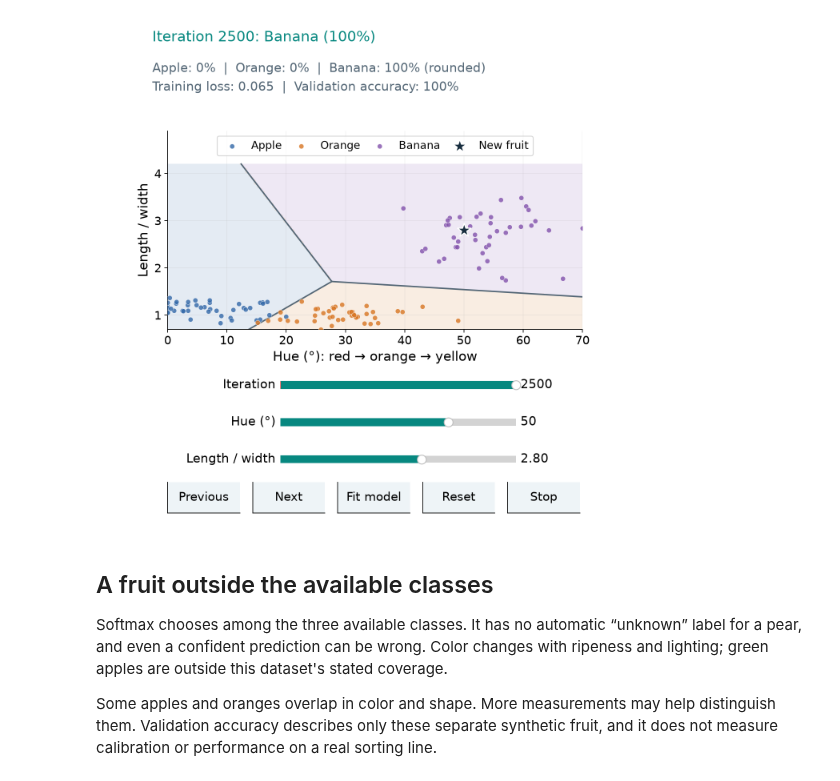
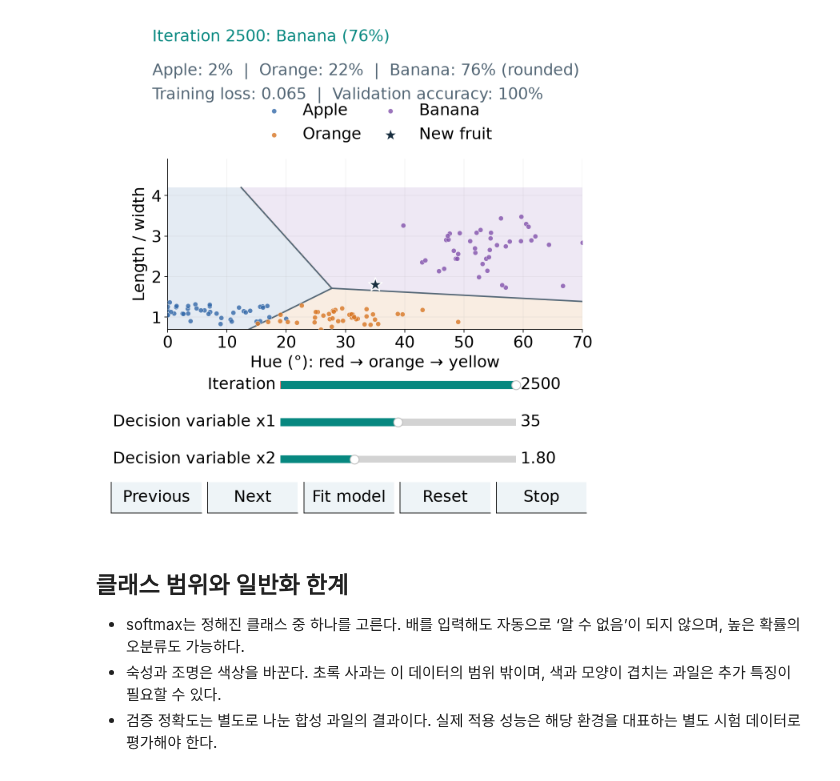
Before and after one commit to sonamu-jun/introduction-to-ai-convergence, a Jupyter notebook: 07-1_Classification/03_multiclass_logistic_regression.ipynb, the cells around one changed output. Saved outputs shown, nothing was run; the diff lists cells and outputs as text; code cells hidden in the pictures.

```diff
--- a/07-1_Classification/03_multiclass_logistic_regression.ipynb
+++ b/07-1_Classification/03_multiclass_logistic_regression.ipynb
@@ -62,8 +78,8 @@ from sklearn.model_selection import train_test_split
 from sklearn.tree import DecisionTreeClassifier
 
 plt.rcParams.update({
-    "font.size": 15, "axes.labelsize": 15,
-    "xtick.labelsize": 13, "ytick.labelsize": 13, "legend.fontsize": 12,
+    "font.size": 18, "axes.labelsize": 18,
+    "xtick.labelsize": 18, "ytick.labelsize": 18, "legend.fontsize": 18,
     "axes.spines.top": False, "axes.spines.right": False,
     "axes.grid": True, "grid.alpha": .16, "lines.linewidth": 2.5,
     "axes.unicode_minus": False, "figure.facecolor": "white",
@@ -83,7 +99,6 @@ def softmax(scores):
 
 
 def binary_loss(labels, scores):
-    # The logaddexp form avoids taking log(0) at extreme scores.
     return float(np.mean(np.logaddexp(0, scores) - labels * scores))
 
 
@@ -104,14 +119,12 @@ def percent(value):
     return "undefined" if not np.isfinite(value) else f"{value:.0%}"
 
 
-# A rerun releases the previous figure and its input callbacks first.
 for _previous_view in globals().get("_classification_views", {}).values():
     _previous_view.close()
 _classification_views = {}
 
 
 class ClassificationExplorer:
-    """One figure keeps the selected model, predictions and scores together."""
 
     def __init__(self, name, render, sliders, actions=()):
         self.render = render
@@ -122,28 +135,29 @@ class ClassificationExplorer:
         with plt.ioff():
             height = min(8.0, 6.8 + .58 * len(sliders))
             self.figure = plt.figure(figsize=(8, height), dpi=64)
-        self.status = self.figure.text(.11, 1 - .38 / height, "", fontsize=16, color=TEAL)
-        self.detail = self.figure.text(.11, 1 - .66 / height, "", va="top", fontsize=14, color="#536675", linespacing=1.5)
+        self.status = self.figure.text(.11, 1 - .38 / height, "", fontsize=18, color=TEAL)
+        self.detail = self.figure.text(.11, 1 - .66 / height, "", va="top", fontsize=18, color="#536675", linespacing=1.5)
         bottom = (1.38 + .58 * len(sliders)) / height
-        top = 1 - 1.78 / height
+        top = 1 - 2.22 / height
         self.ax = self.figure.add_axes([.14, bottom, .81, top - bottom])
         for i, (key, label, low, high, initial, step, fmt) in enumerate(sliders):
             y = (.98 + .58 * (len(sliders) - i - 1)) / height
             slider = Slider(self.figure.add_axes([.36, y, .46, .22 / height]),
                             label, low, high, valinit=initial, valstep=step,
                             valfmt=fmt, color=TEAL)
-            slider.label.set_fontsize(14)
-            slider.valtext.set_fontsize(14)
+            slider.label.set_fontsize(18)
+            slider.valtext.set_fontsize(18)
             slider.on_changed(self.update)
             self.controls[key] = slider
         commands = list(actions) + [("Reset", lambda view: view.reset()),
                                     ("Stop", lambda view: view.stop())]
         self.commands = commands
-        width = min(.25, .83 / len(commands) - .025)
+        width = min(.25, .94 / len(commands) - .012)
         for i, (label, callback) in enumerate(commands):
-            button = Button(self.figure.add_axes([.14 + i * (width + .025), .25 / height, width, .48 / height]),
-                            label, color="#eef4f7", hovercolor="#d7e9e6")
-            button.label.set_fontsize(13.5)
+            button = Button(self.figure.add_axes([.03 + i * (width + .012), .25 / height, width, .48 / height]),
+                            label,
+                            color="#eef4f7", hovercolor="#d7e9e6")
+            button.label.set_fontsize(18)
             button.on_clicked(lambda event, cb=callback: cb(self) if not self.stopped else None)
             self.buttons[label] = button
         self.figure.canvas.mpl_connect("close_event", lambda event: self.stop())
@@ -177,8 +191,8 @@ class ClassificationExplorer:
             return
         from matplotlib.transforms import Bbox
         width, height = self.figure.get_size_inches()
-        # Crop only the embedded Matplotlib controls; native widgets follow the chart.
-        lower = max(0, self.ax.get_position().y0 * height - .78)
+        lower = ((self.tree_ax.get_position().y0 - .02) * height
+                 if hasattr(self, "tree_ax") else max(0, self.ax.get_position().y0 * height - .78))
         buffer = io.BytesIO()
         self.figure.savefig(buffer, format="png", dpi=64, facecolor="white",
                             bbox_inches=Bbox.from_extents(0, lower, width, height))
@@ -200,7 +214,7 @@ class ClassificationExplorer:
             control = slider_type(value=initial, min=low, max=high, step=step,
                                   description=label, readout_format=fmt.replace("%0", ""),
                                   continuous_update=True,
-                                  style={"description_width": "120px"},
+                                  style={"description_width": "180px"},
                                   layout=Layout(width="100%", max_width="512px"))
             def changed(change, key=key):
                 if not self.syncing_local and not self.stopped:
@@ -227,10 +241,8 @@ class ClassificationExplorer:
                           alt=self.status.get_text() + ". " + self.detail.get_text()))
             plt.close(self.figure)
         elif CLASSIFICATION_BROWSER:
-            # JSPCV sends mouse events after this cell has returned.
             plt.show(block=False)
         elif hasattr(self.figure.canvas, "toolbar_visible"):
-            # The ipympl figure supplies a responsive chart with native widget controls.
             self.start_local()
         else:
             plt.show(block=False)
@@ -262,9 +274,7 @@ class ClassificationExplorer:
                 control.close()
 
 
-
 def make_messages(seed, count=240, spam_fraction=.35):
-    """Synthetic labels and counts; no real messages or URLs are collected."""
     rng = np.random.default_rng(seed)
     labels = np.zeros(count, dtype=int)
     labels[:round(count * spam_fraction)] = 1
@@ -275,7 +285,6 @@ def make_messages(seed, count=240, spam_fraction=.35):
 
 
 def make_fruit(seed):
-    """Synthetic fruit measurements: hue in degrees and length / width."""
     rng = np.random.default_rng(seed)
     labels = np.repeat(np.arange(3), 60)
     centers = np.array([[8, 1.15], [30, 1.05], [53, 2.8]])
@@ -311,7 +320,6 @@ validation_features = fruit_features(fruit[validation_id])
 
 
 def fruit_boundaries(current_weights):
-    """Clip equal-score lines to the plot and to where both classes beat the third."""
     raw = current_weights.copy()
     raw[1:] /= feature_scale[:, None]
     raw[0] -= feature_mean @ raw[1:]
@@ -321,12 +329,10 @@ def fruit_boundaries(current_weights):
         normal = difference[1:]
         norm_squared = float(normal @ normal)
         if norm_squared < 1e-24:
-            # Identical scores everywhere do not define a boundary line.
             continue
         origin = -difference[0] * normal / norm_squared
         direction = np.array([-normal[1], normal[0]])
         third = 3 - first - second
-        # Each constraint is offset + hue coefficient * hue + shape coefficient * shape >= 0.
         constraints = [np.array([0., 1., 0.]), np.array([70., -1., 0.]),
                        np.array([-.7, 0., 1.]), np.array([4.2, 0., -1.]),
                        raw[:, first] - raw[:, third]]
@@ -358,7 +364,6 @@ def render_fruit(view, iteration, hue, shape):
     validation_probability = softmax(validation_features @ current_weights)
     validation_accuracy = float(np.mean(validation_probability.argmax(axis=1) == labels[validation_id]))
     training_scores = train_features @ current_weights
-    # Stable cross-entropy uses the score of each fruit's observed class.
     loss = float(np.mean(np.logaddexp.reduce(training_scores, axis=1)
                          - training_scores[np.arange(len(train_id)), labels[train_id]]))
     boundaries = fruit_boundaries(current_weights)
@@ -369,41 +374,41 @@ def render_fruit(view, iteration, hue, shape):
         ax.plot(points[:, 0], points[:, 1], color="#536675", linewidth=1.6, zorder=2)
     for index, (name, color) in enumerate(zip(class_names, class_colors)):
         selected = train_id[labels[train_id] == index]
         ax.scatter(fruit[selected, 0], fruit[selected, 1], color=color, s=30,
                    edgecolor="white", linewidth=.4, label=name, alpha=.8, zorder=3)
     ax.scatter([hue], [shape], color="#172d3e", marker="*", s=260,
                edgecolor="white", linewidth=1.2, zorder=5, label="New fruit")
     ax.set(xlim=(0, 70), ylim=(.7, 4.9), xlabel="Hue (°): red → orange → yellow",
            ylabel="Length / width")
-    ax.legend(loc="upper center", ncol=4, fontsize=12, columnspacing=.8)
+    ax.legend(loc="lower center", bbox_to_anchor=(.5, 1.01),
+              ncol=2, fontsize=18, columnspacing=.8, frameon=False)
     view.status.set_text(f"Iteration {int(iteration)}: {class_names[predicted]} ({probability[predicted]:.0%})")
     view.detail.set_text("  |  ".join(f"{name}: {p:.0%}" for name, p in zip(class_names, probability))
                          + f" (rounded)\nTraining loss: {loss:.3f}  |  Validation accuracy: {validation_accuracy:.0%}")
     return {"probability": probability, "scores": scores, "prediction": predicted,
             "query": np.array([hue, shape]), "weights": current_weights.copy(),
             "regions": regions, "boundaries": boundaries, "loss": loss,
             "validation_probability": validation_probability,
             "validation_accuracy": validation_accuracy}
 
 
 fruit_demo = ClassificationExplorer("fruit", render_fruit, [
     ("iteration", "Iteration", 0, 2500, 0, 1, "%0.0f"),
-    ("hue", "Hue (°)", 0, 70, 50, 1, "%0.0f"),
-    ("shape", "Length / width", .7, 4.2, 2.8, .05, "%0.2f"),
+    ("hue", "Decision variable x1", 0, 70, 35, 1, "%0.0f"),
+    ("shape", "Decision variable x2", .7, 4.2, 1.8, .05, "%0.2f"),
 ], actions=[
     ("Previous", lambda view: view.set_values(iteration=max(0, int(view.controls["iteration"].val) - 1))),
     ("Next", lambda view: view.set_values(iteration=min(2500, int(view.controls["iteration"].val) + 1))),
     ("Fit model", lambda view: view.set_values(iteration=2500)),
 ])
 if CLASSIFICATION_STATIC:
-    # The preview shows the fitted regions; live execution begins before fitting.
     fruit_demo.set_values(iteration=2500)
 fruit_demo.start()
 # %% [output]
-[figure, old version]
+[figure, new version]
 # %% [markdown]
-## A fruit outside the available classes
+## 클래스 범위와 일반화 한계
 
-Softmax chooses among the three available classes. It has no automatic “unknown” label for a pear, and even a confident prediction can be wrong. Color changes with ripeness and lighting; green apples are outside this dataset's stated coverage.
-
-Some apples and oranges overlap in color and shape. More measurements may help distinguish them. Validation accuracy describes only these separate synthetic fruit, and it does not measure calibration or performance on a real sorting line.
+- softmax는 정해진 클래스 중 하나를 고른다. 배를 입력해도 자동으로 ‘알 수 없음’이 되지 않으며, 높은 확률의 오분류도 가능하다.
+- 숙성과 조명은 색상을 바꾼다. 초록 사과는 이 데이터의 범위 밖이며, 색과 모양이 겹치는 과일은 추가 특징이 필요할 수 있다.
+- 검증 정확도는 별도로 나눈 합성 과일의 결과이다. 실제 적용 성능은 해당 환경을 대표하는 별도 시험 데이터로 평가해야 한다.
```
Also changed, not shown: parts of 2 cells of this notebook, 18 other files.
